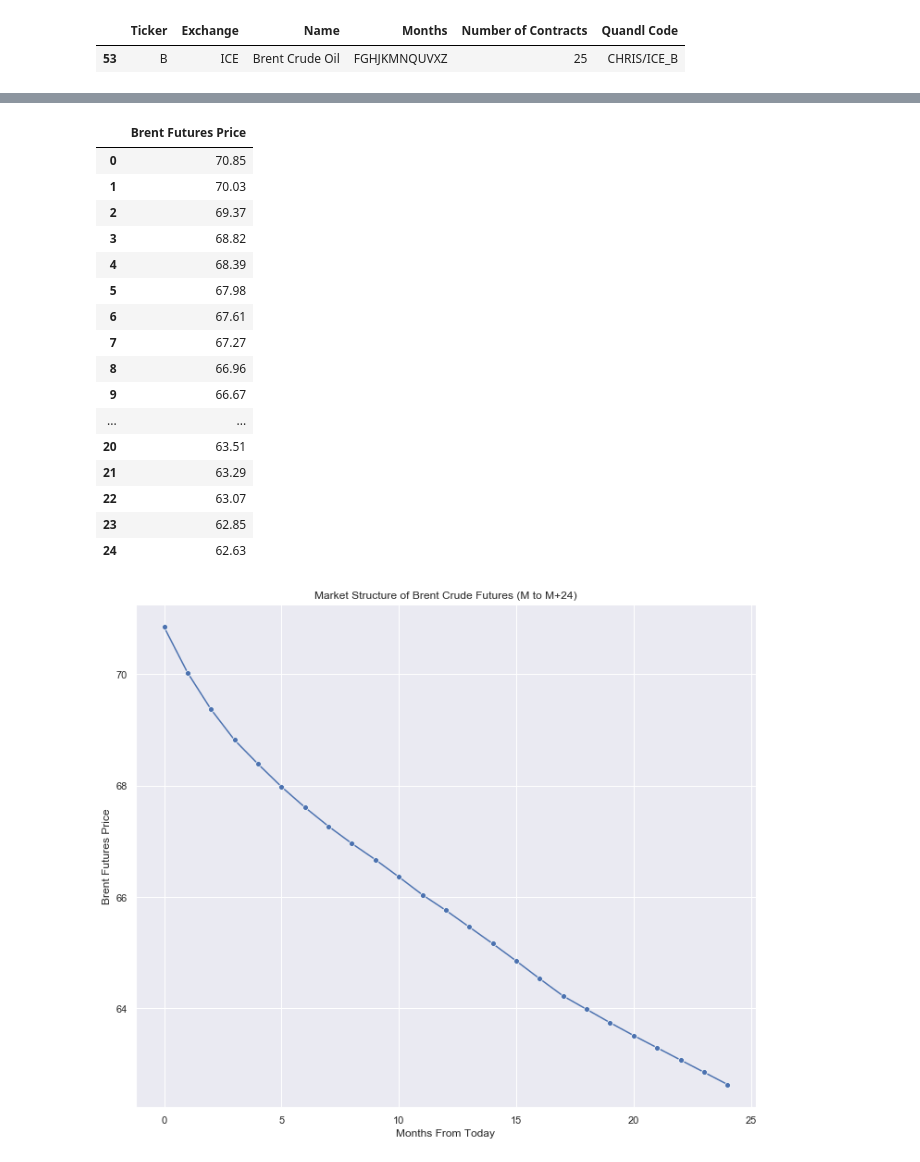
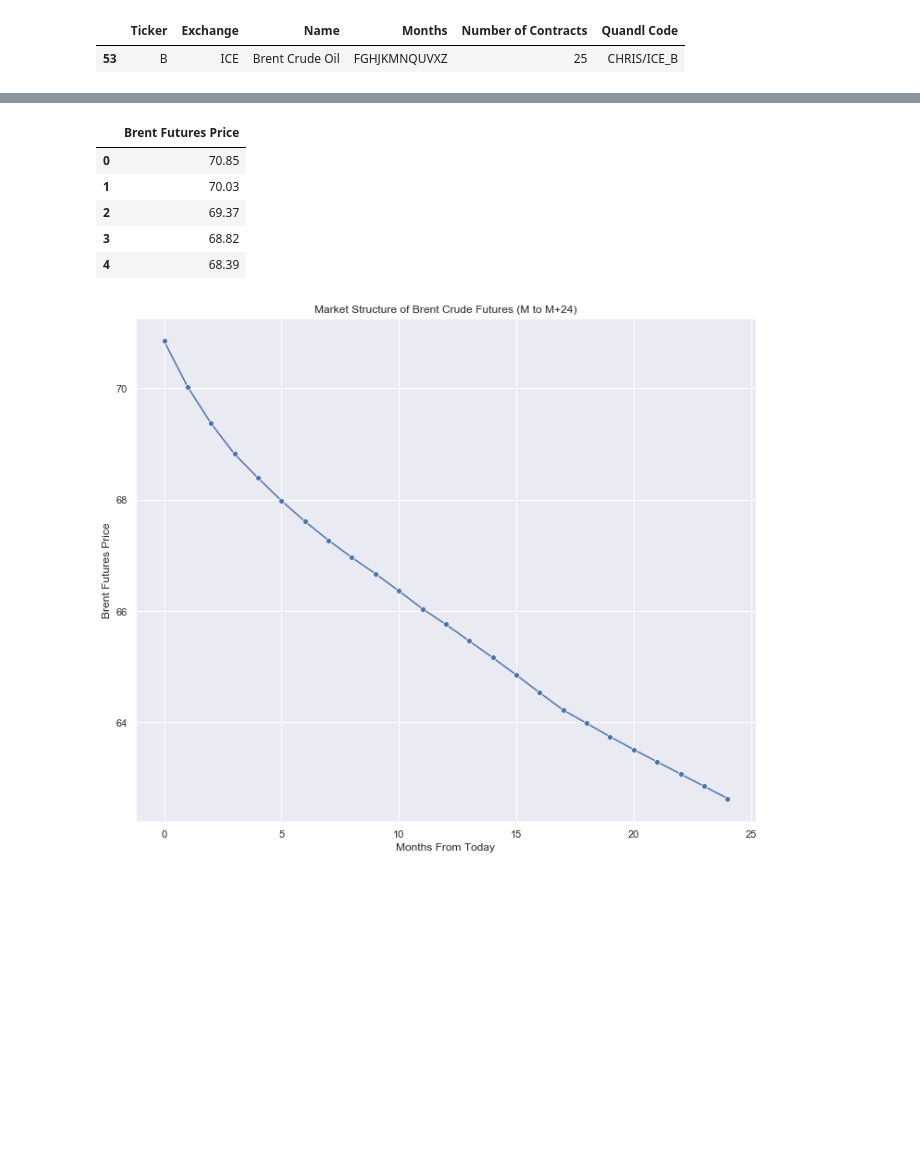
Before and after one commit to NicholasTanWeiHong/eda-with-quandl-futures, a Jupyter notebook: eda-quandl-futures.ipynb, the cells around one changed output, grey strips where cells are left out. Saved outputs shown, nothing was run; the diff lists cells and outputs as text; code cells hidden in the pictures; blank space fills up the shorter version.

```diff
--- a/eda-quandl-futures.ipynb
+++ b/eda-quandl-futures.ipynb
@@ -70,24 +55,13 @@ todays_contract_prices
 # %%
 # Store the prices in a pandas DataFrame object
 mkt_structure = pd.DataFrame()
 mkt_structure['Brent Futures Price'] = pd.Series(todays_contract_prices)
-mkt_structure
+mkt_structure[:5]
 # %% [output]
 |  | Brent Futures Price |
 | 0 | 70.85 |
 | 1 | 70.03 |
 | 2 | 69.37 |
 | 3 | 68.82 |
 | 4 | 68.39 |
-| 5 | 67.98 |
-| 6 | 67.61 |
-| 7 | 67.27 |
-| 8 | 66.96 |
-| 9 | 66.67 |
-| ... | ... |
-| 20 | 63.51 |
-| 21 | 63.29 |
-| 22 | 63.07 |
-| 23 | 62.85 |
-| 24 | 62.63 |
 # %%
```
Also changed, not shown: parts of 19 cells of this notebook.
